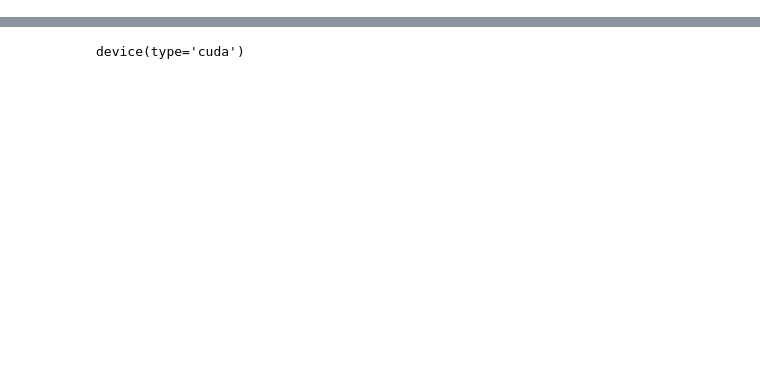
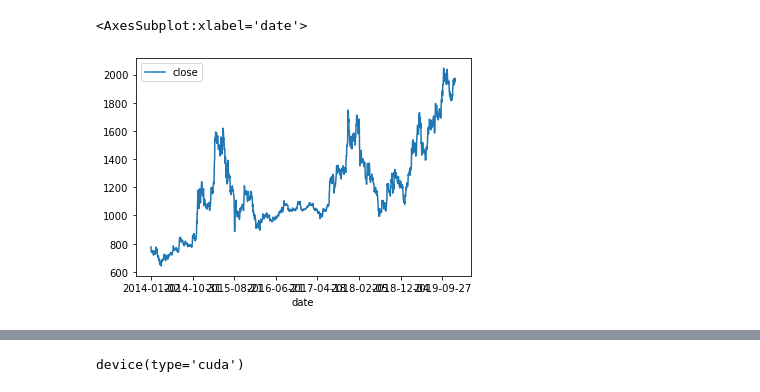
Before and after one commit to jkt6113/dl_final_pj, a Jupyter notebook: play.ipynb, the cells around one changed output, grey strips where cells are left out. Drawn from its saved outputs; the diff is of its cells as text; code cells hidden in the pictures; blank space fills up the shorter version.

```diff
--- a/play.ipynb
+++ b/play.ipynb
@@ -119,0 +3,15 @@ test.plot(x='datetime', y='open')
+# %%
+def read_multiply_csv(filenames):
+    df_from_each_file = (pd.read_csv(f) for f in filenames)
+    concatenated_df   = pd.concat(df_from_each_file, ignore_index=True)
+    return concatenated_df
+# %%
+filenames = ['./processed_data/jqdata_a_stocks_2014.csv',
+             './processed_data/jqdata_a_stocks_2015.csv',
+             './processed_data/jqdata_a_stocks_2016.csv',
+             './processed_data/jqdata_a_stocks_2017.csv',
+             './processed_data/jqdata_a_stocks_2018.csv',
+             './processed_data/jqdata_a_stocks_2019.csv']
+# %%
+train_df = read_multiply_csv(filenames)
+train_df
@@ -119,0 +52,7 @@ test.plot(x='datetime', y='open')
+# %%
+train_000001_df = train_df[train_df['code'] == "000001.XSHE"]
+# %%
+train_000001_df.plot(x="date", y="close")
+# %% [output]
+<AxesSubplot:xlabel='date'>
+[figure, added]
```
Also changed, not shown: parts of 106 cells of this notebook.
